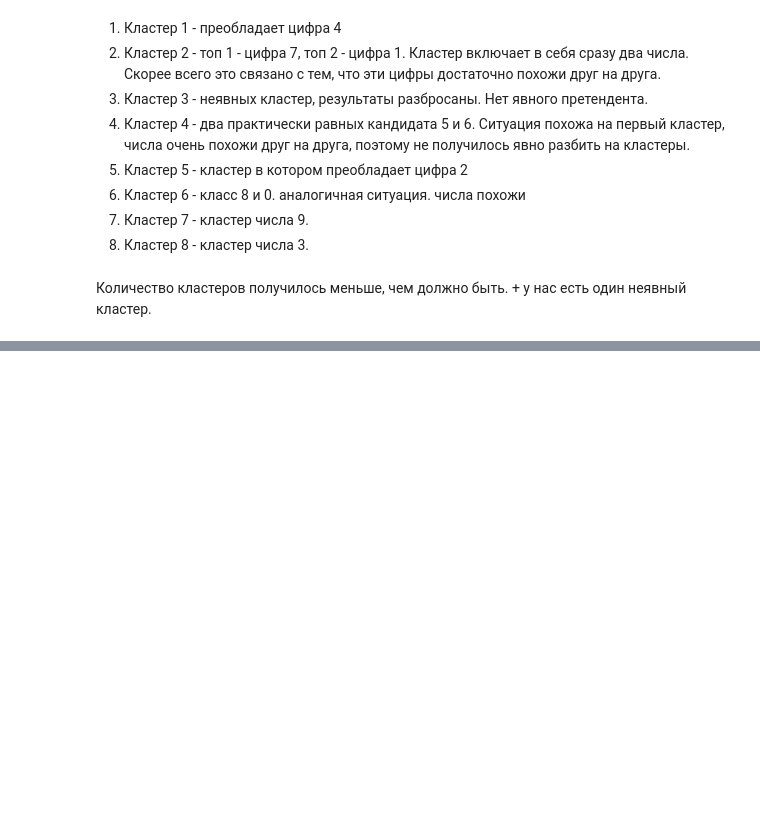
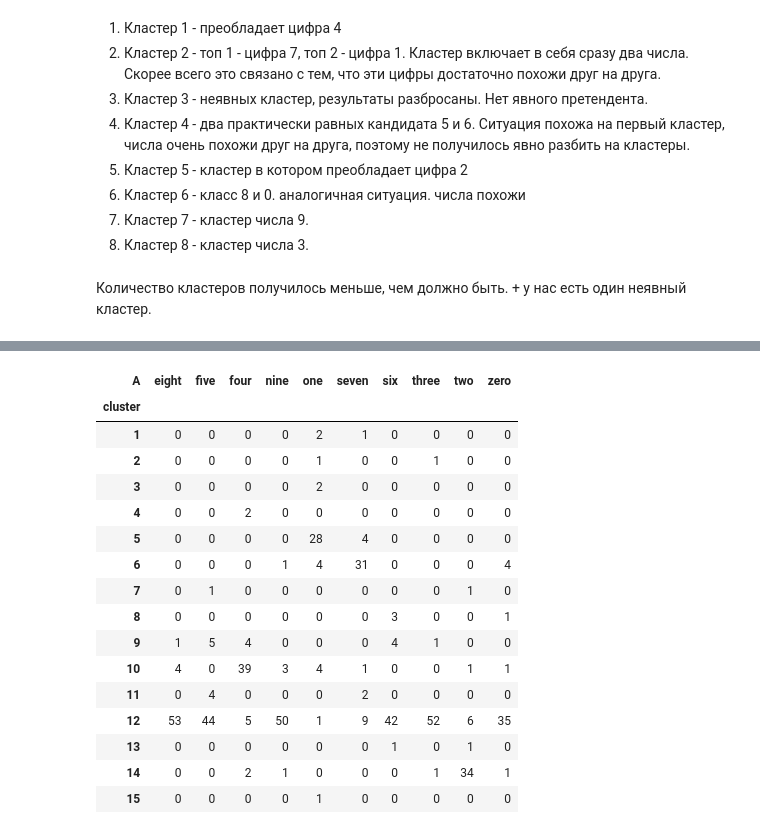
Before and after one commit to potyomin/DA_on_python_labs, a Jupyter notebook: notebooks/lab_1_3.ipynb, the cells around one changed output, grey strips where cells are left out. Cells and saved outputs as stored; diff of their text form; code cells hidden in the pictures; blank space fills up the shorter version.

```diff
--- a/notebooks/lab_1_3.ipynb
+++ b/notebooks/lab_1_3.ipynb
@@ -278,0 +520,2 @@ Z = linkage(X_2, method='ward', metric='euclidean')
+# %%
+h_J = 0.55
@@ -278,0 +532,2 @@ Z = linkage(X_2, method='ward', metric='euclidean')
+# %%
+X_J['cluster'] = fcluster(Z_J, h_J, criterion='distance')
@@ -278,0 +645,21 @@ Z = linkage(X_2, method='ward', metric='euclidean')
+# %%
+ct_J = pd.crosstab(X_J["cluster"], Y_J)
+ct_J
+# %% [output]
+| A | eight | five | four | nine | one | seven | six | three | two | zero |
+| cluster |  |  |  |  |  |  |  |  |  |  |
+| 1 | 0 | 0 | 0 | 0 | 2 | 1 | 0 | 0 | 0 | 0 |
+| 2 | 0 | 0 | 0 | 0 | 1 | 0 | 0 | 1 | 0 | 0 |
+| 3 | 0 | 0 | 0 | 0 | 2 | 0 | 0 | 0 | 0 | 0 |
+| 4 | 0 | 0 | 2 | 0 | 0 | 0 | 0 | 0 | 0 | 0 |
+| 5 | 0 | 0 | 0 | 0 | 28 | 4 | 0 | 0 | 0 | 0 |
+| 6 | 0 | 0 | 0 | 1 | 4 | 31 | 0 | 0 | 0 | 4 |
+| 7 | 0 | 1 | 0 | 0 | 0 | 0 | 0 | 0 | 1 | 0 |
+| 8 | 0 | 0 | 0 | 0 | 0 | 0 | 3 | 0 | 0 | 1 |
+| 9 | 1 | 5 | 4 | 0 | 0 | 0 | 4 | 1 | 0 | 0 |
+| 10 | 4 | 0 | 39 | 3 | 4 | 1 | 0 | 0 | 1 | 1 |
+| 11 | 0 | 4 | 0 | 0 | 0 | 2 | 0 | 0 | 0 | 0 |
+| 12 | 53 | 44 | 5 | 50 | 1 | 9 | 42 | 52 | 6 | 35 |
+| 13 | 0 | 0 | 0 | 0 | 0 | 0 | 1 | 0 | 1 | 0 |
+| 14 | 0 | 0 | 2 | 1 | 0 | 0 | 0 | 1 | 34 | 1 |
+| 15 | 0 | 0 | 0 | 0 | 1 | 0 | 0 | 0 | 0 | 0 |
```
Also changed, not shown: parts of 73 cells of this notebook.
